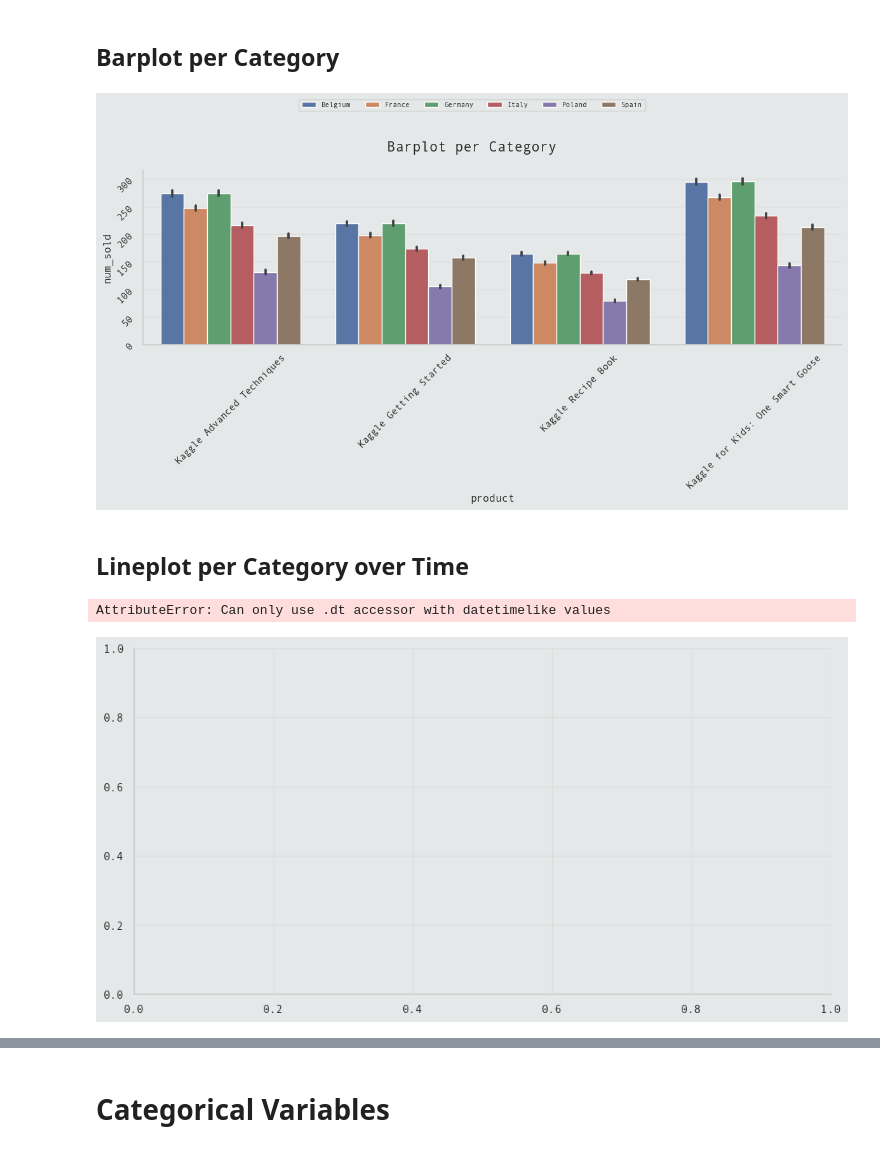
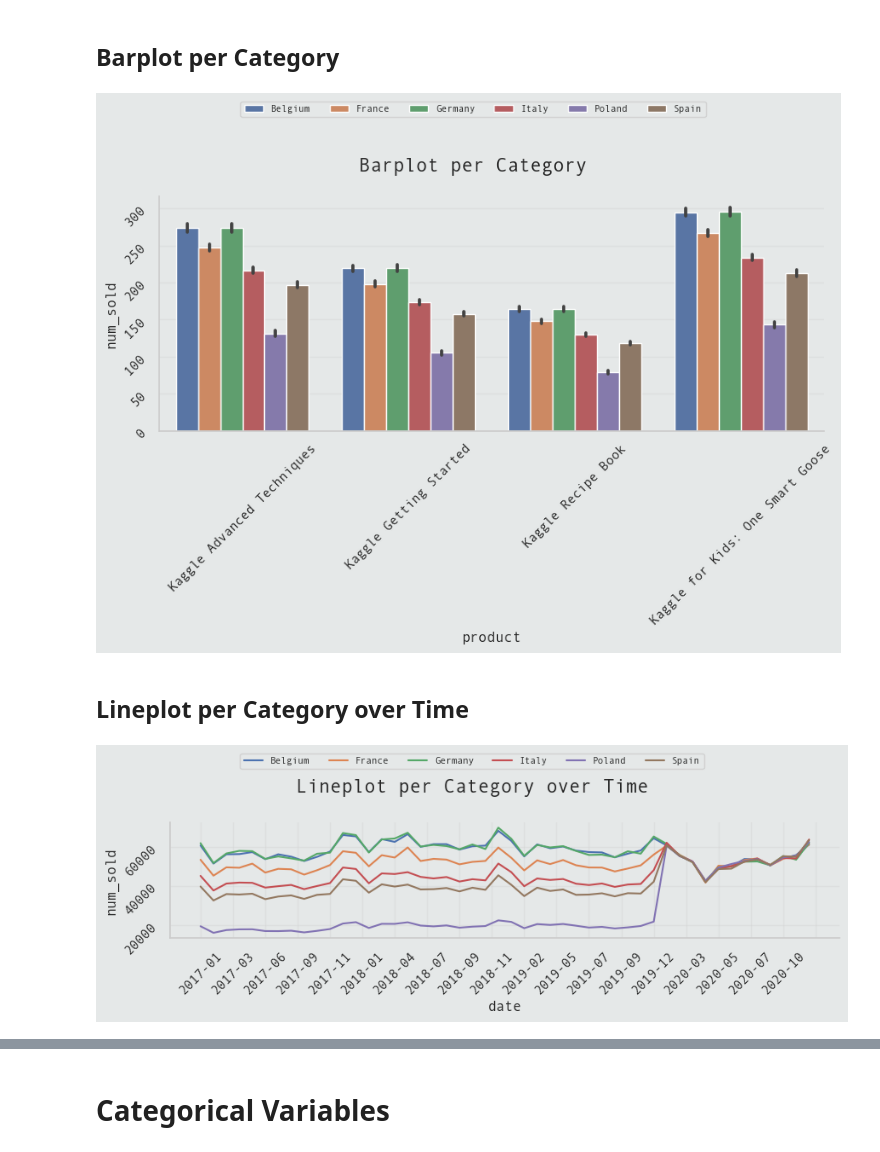
Before and after one commit to Volscente/cheat_sheets, a Jupyter notebook: data_science/eda_plots.ipynb, the cells around one changed output, grey strips where cells are left out. Drawn from its saved outputs; the diff is of its cells as text; code cells hidden in the pictures.

Commit message:
EDA - Lineplot per Multiple Categories over Time

```diff
--- a/data_science/eda_plots.ipynb
+++ b/data_science/eda_plots.ipynb
@@ -55,49 +115,52 @@ books_sold_train = pd.read_csv(books_sold_train_file_path, parse_dates=['date'],
 ## Barplot per Category
 # %%
 # Define figure and axes
-figure, ax = plt.subplots(1, 1, figsize=(12, 6))
+figure, ax = plt.subplots(1, 1, figsize=(9, 6))
 
 # Plot the barplot
 sns.barplot(data=books_sold_train,
             x='product',
             y='num_sold',
             hue='country')
 
 # Set subplot tick rotation
 ax.tick_params(labelrotation=45)
 
 # Retrieve legend information
 handles = ax.get_legend_handles_labels()[0]
 labels = ax.get_legend_handles_labels()[1]
 ax.legend().remove()
 
 # Set the legend
 figure.legend(handles,
               labels,
               loc='upper center',
               bbox_to_anchor=(0.5, 1.10),
               fontsize=8,
               ncol=len(handles))
 
 # Set figure Title
 figure.suptitle('Barplot per Category',
                 fontweight='bold',
                 fontsize=16)
 
 plt.tight_layout()
 # %% [output]
-[figure, old version]
+[figure, new version]
 # %% [markdown]
 ## Lineplot per Category over Time
 # %%
 # Define figure and axes
-figure, ax = plt.subplots(1, 1, figsize=(12, 6))
+figure, ax = plt.subplots(1, 1, figsize=(9, 3))
 
 # Plot the Lineplot
-sns.lineplot(data=books_sold_train.groupby([books_sold_train.date.dt.strftime('%Y-%m'), books_sold_train.country])['num_sold'].sum().reset_index(),
-             x='date',
-             y='num_sold',
-             hue='country')
+sns.lineplot(
+    data=books_sold_train.groupby([
+        books_sold_train.date.dt.strftime('%Y-%m'),
+        books_sold_train.country])['num_sold'].sum().reset_index(),
+    x='date',
+    y='num_sold',
+    hue='country')
 
 # Set subplot tick rotation
 ax.tick_params(labelrotation=45)
@@ -125,5 +188,4 @@ figure.suptitle('Lineplot per Category over Time',
 
 plt.tight_layout()
 # %% [output]
-AttributeError: Can only use .dt accessor with datetimelike values
-[figure, old version]
+[figure, new version]
```
Also changed, not shown: parts of 6 cells of this notebook, 1 other file.
